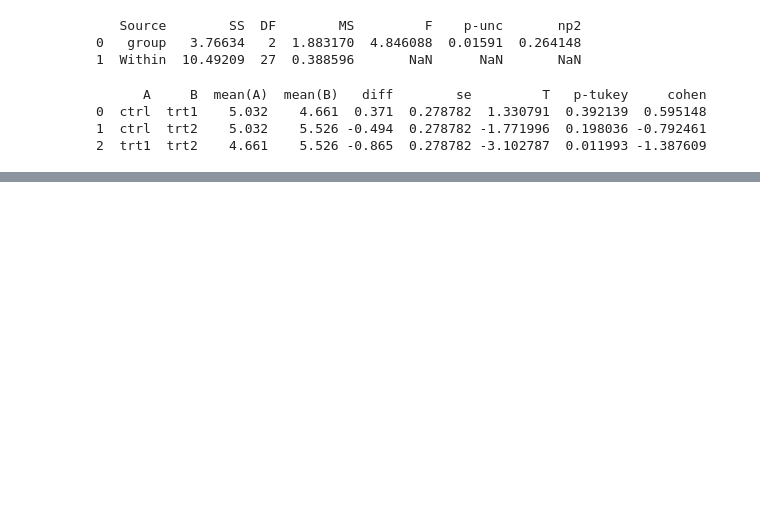
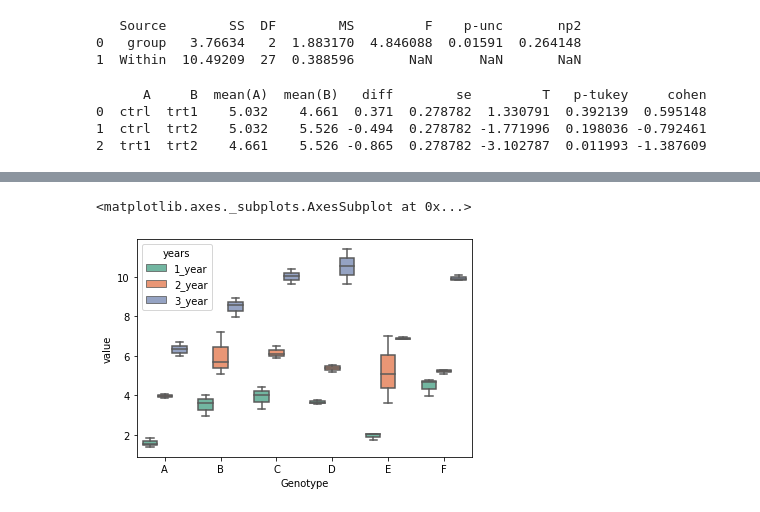
Before and after one commit to zhanyyy7/inf2178h-w22-exp-design-datascience, a Jupyter notebook: notebooks/inclass.ipynb, the cells around one changed output, grey strips where cells are left out. Cells and saved outputs as stored; diff of their text form; code cells hidden in the pictures; blank space fills up the shorter version.

```diff
--- a/notebooks/inclass.ipynb
+++ b/notebooks/inclass.ipynb
@@ -123,0 +128,8 @@ print(pt)
+# %%
+#anything beyond a 1 way anova is called a factorial anova
+#don't go beyond a 2 way anova.
+#bias-variance tradeoff
+
+d = pd.read_csv("/Users/shionguha/Documents/GitHub/inf2178h-w22-exp-design-datascience/data/twowayanova.txt", sep="\t")
+
+d.head()
@@ -123,0 +143,6 @@ print(pt)
+# %%
+d_melt = pd.melt(d, id_vars=['Genotype'], value_vars=['1_year','2_year','3_year'])
+
+d_melt.columns = ['Genotype', 'years', 'value']
+
+d_melt.head()
@@ -123,0 +156,6 @@ print(pt)
+# %%
+#exploratory data analysis
+sns.boxplot(x="Genotype", y="value", hue="years", data=d_melt, palette="Set2")
+# %% [output]
+<matplotlib.axes._subplots.AxesSubplot at 0x...>
+[figure, added]
```
Also changed, not shown: parts of 11 cells of this notebook, 4 other files.
